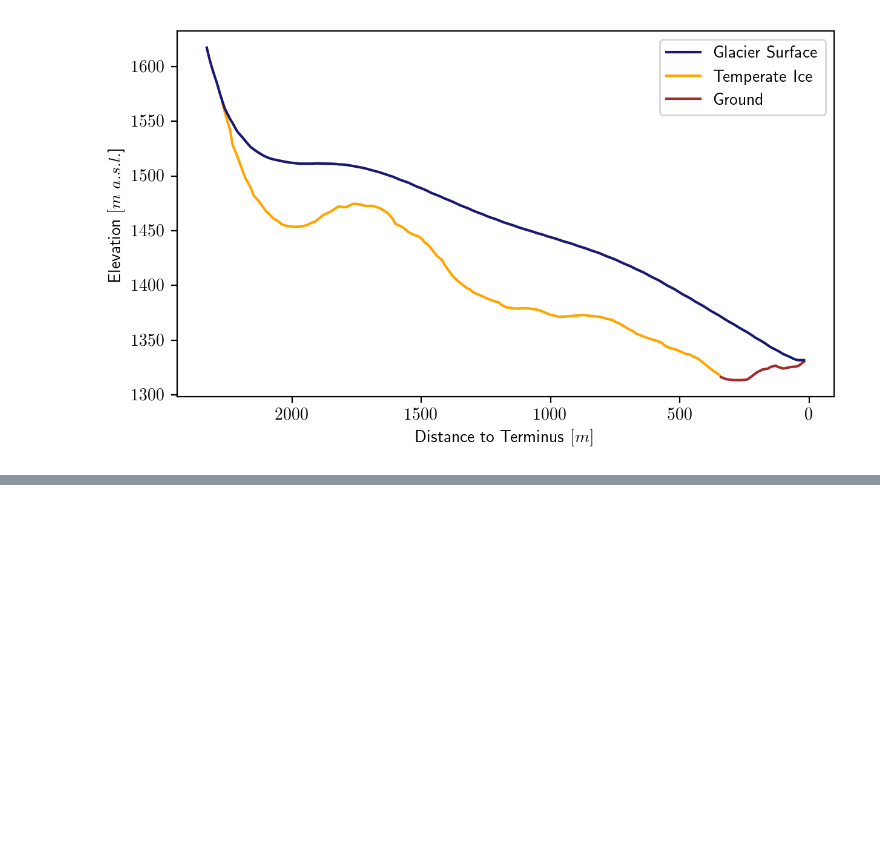
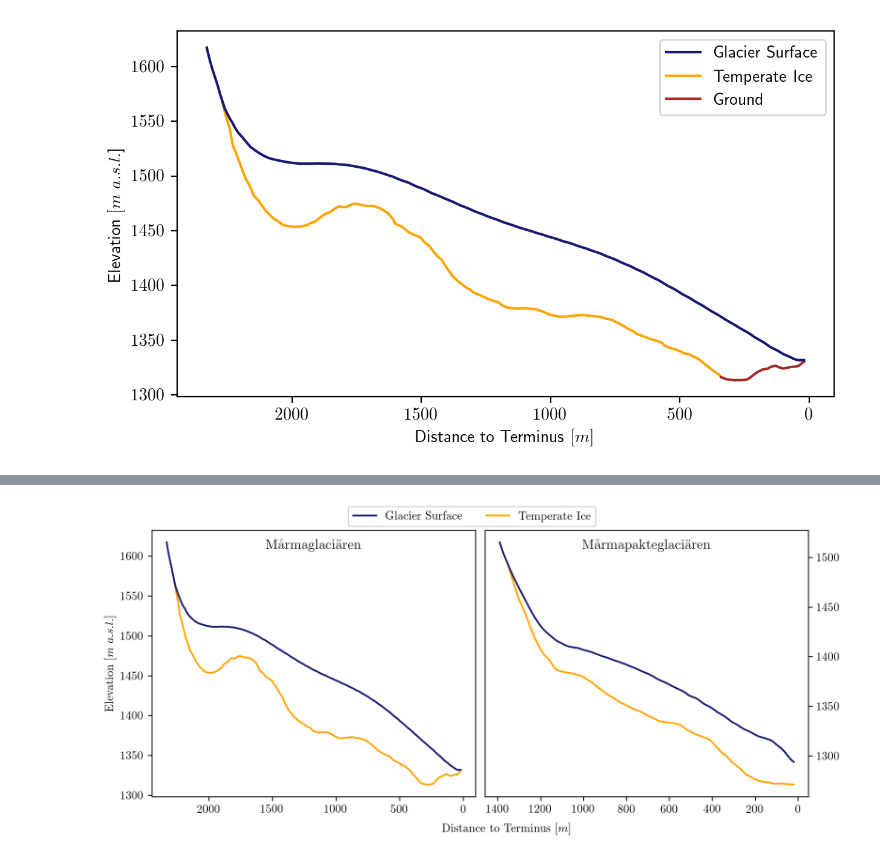
Before and after one commit to erikmannerfelt/Marma_RADAR, a Jupyter notebook: elevation_profile/Elevation Profile.ipynb, the cells around one changed output, grey strips where cells are left out. Cells and saved outputs as stored; diff of their text form; code cells hidden in the pictures; blank space fills up the shorter version.

```diff
--- a/elevation_profile/Elevation Profile.ipynb
+++ b/elevation_profile/Elevation Profile.ipynb
@@ -35,0 +70,43 @@ plt.savefig("export/cross_section_180510", dpi=300)
+# %%
+marpak = pd.read_csv("MarPak_profile_180511.csv").rolling(3).mean().dropna()
+marma = pd.read_csv("profile_180510.csv").rolling(3).mean().dropna()
+
+for df in [marpak, marma]:
+    df.index *= 10
+
+    # Remove values where temperate is higher than glacier
+    df["surface"] = df["surface"][df["surface"] < df["glacier"]]
+
+
+
+fig = plt.figure(figsize=(9, 4))
+
+colors = ["midnightblue", "orange"]
+labels = ["Glacier Surface", "Temperate Ice"]
+titles = ["Mårmaglaciären", "Mårmapakteglaciären"]
+subplots = [121, 122]
+
+for i1, df in enumerate([marma, marpak]):
+    plt.subplot(subplots[i1])
+
+    for i2, col in enumerate(["glacier", "surface"]):
+        plt.plot(df[col], c=colors[i2], zorder=2 - i2, label=(labels[i2] if i1 == 0 else "_nolegend_"))
+
+
+    if i1 == 0:
+        plt.ylabel("Elevation $[m\ a.s.l.$]")
+    elif i1 == 1:
+        plt.gca().yaxis.tick_right()
+
+    plt.text(0.5, 0.93, titles[i1], transform=plt.gca().transAxes, ha="center", fontsize=12)  # Titles
+    #plt.legend(loc="lower left")
+    plt.gca().invert_xaxis()
+
+plt.figlegend(loc="upper center", ncol=2)
+
+plt.text(0.54, 0.02, "Distance to Terminus $[m]$", transform=fig.transFigure, ha="center")
+plt.subplots_adjust(left=0.07, bottom=None, right=0.94, top=0.92, wspace=0.03, hspace=None)
+
+#plt.savefig("export/Comb_cross_section_180511", dpi=300)
+# %% [output]
+[figure, added]
```
Also changed, not shown: parts of 3 cells of this notebook, 8 other files.
